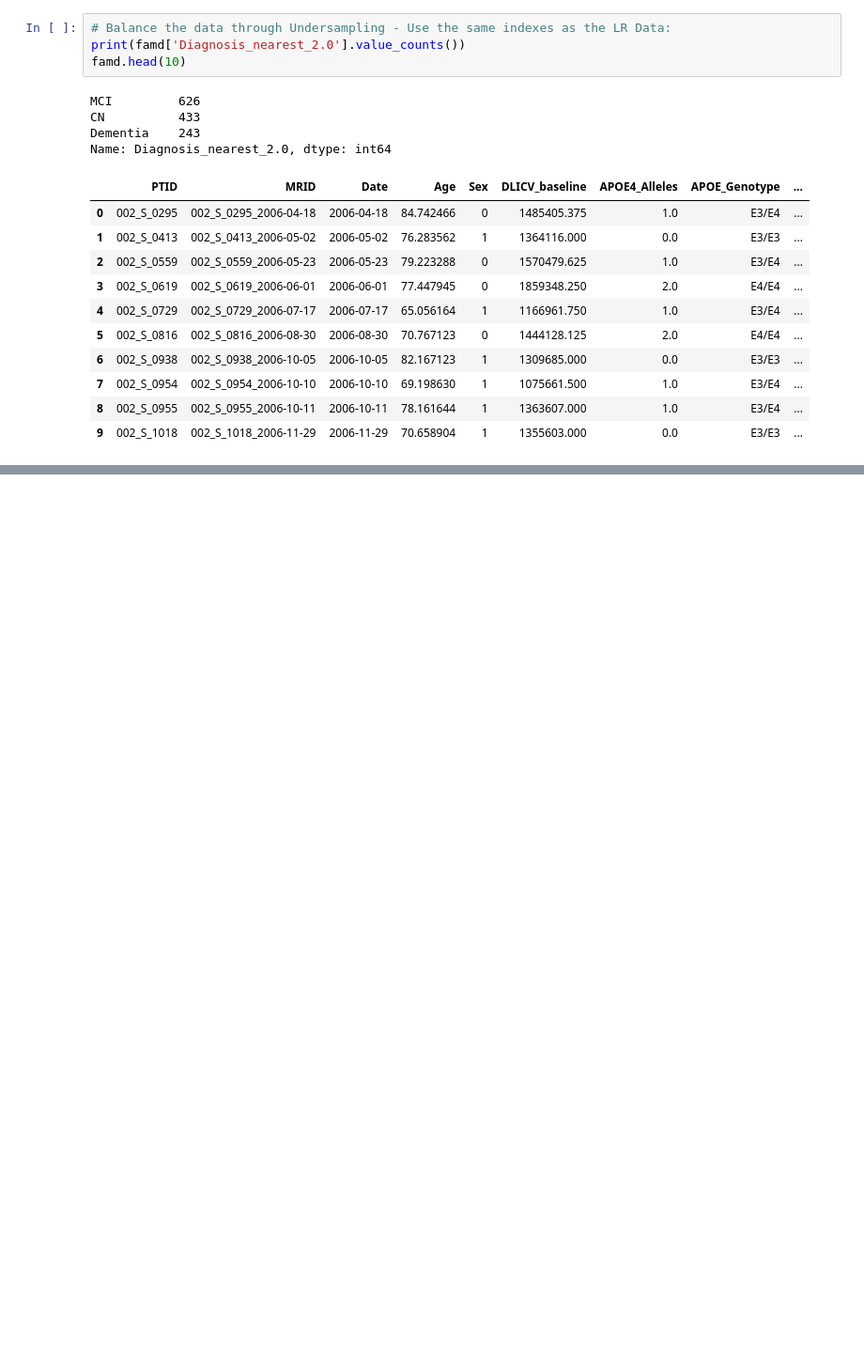
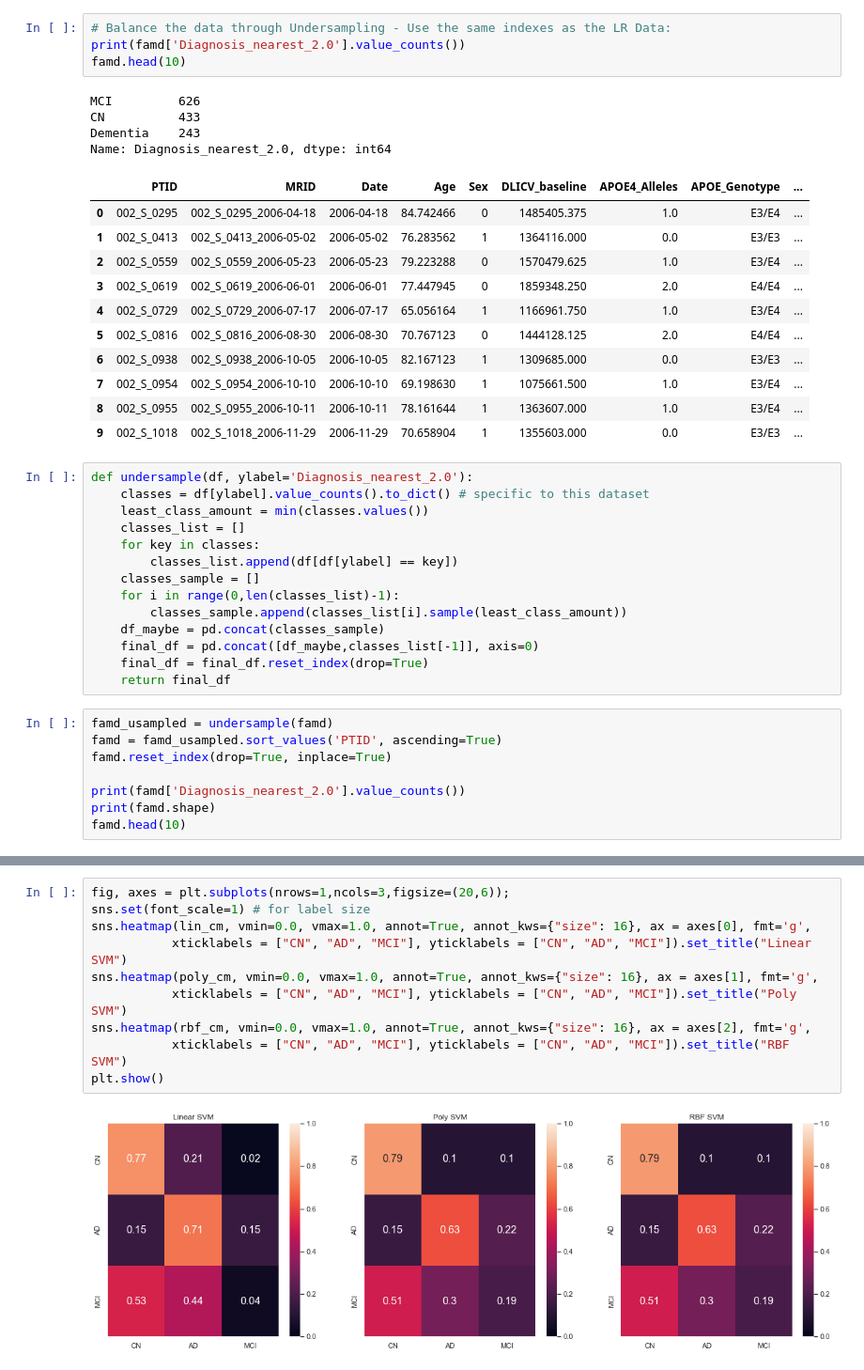
Before and after one commit to georgeaidinis/Dissertation, a Jupyter notebook: DeepCCA Model/ADNI Classification SVM FAMD.ipynb, the cells around one changed output, grey strips where cells are left out. Shown at 94% size. Drawn from its saved outputs; the diff is of its cells as text; blank space fills up the shorter version.

Commit message:
Scaling and Balancing for MCA and FAMD done

```diff
--- a/DeepCCA Model/ADNI Classification SVM FAMD.ipynb
+++ b/DeepCCA Model/ADNI Classification SVM FAMD.ipynb
@@ -224,3 +224,25 @@ Name: Diagnosis_nearest_2.0, dtype: int64
 | 7 | 002_S_0954 | 002_S_0954_2006-10-10 | 2006-10-10 | 69.198630 | 1 | 1075661.500 | 1.0 | E3/E4 | ... |
 | 8 | 002_S_0955 | 002_S_0955_2006-10-11 | 2006-10-11 | 78.161644 | 1 | 1363607.000 | 1.0 | E3/E4 | ... |
 | 9 | 002_S_1018 | 002_S_1018_2006-11-29 | 2006-11-29 | 70.658904 | 1 | 1355603.000 | 0.0 | E3/E3 | ... |
+# %%
+def undersample(df, ylabel='Diagnosis_nearest_2.0'):
+    classes = df[ylabel].value_counts().to_dict() # specific to this dataset
+    least_class_amount = min(classes.values())
+    classes_list = []
+    for key in classes:
+        classes_list.append(df[df[ylabel] == key])
+    classes_sample = []
+    for i in range(0,len(classes_list)-1):
+        classes_sample.append(classes_list[i].sample(least_class_amount))
+    df_maybe = pd.concat(classes_sample)
+    final_df = pd.concat([df_maybe,classes_list[-1]], axis=0)
+    final_df = final_df.reset_index(drop=True)
+    return final_df
+# %%
+famd_usampled = undersample(famd)
+famd = famd_usampled.sort_values('PTID', ascending=True)
+famd.reset_index(drop=True, inplace=True)
+
+print(famd['Diagnosis_nearest_2.0'].value_counts())
+print(famd.shape)
+famd.head(10)
@@ -226,0 +322,12 @@ Name: Diagnosis_nearest_2.0, dtype: int64
+# %%
+fig, axes = plt.subplots(nrows=1,ncols=3,figsize=(20,6));
+sns.set(font_scale=1) # for label size
+sns.heatmap(lin_cm, vmin=0.0, vmax=1.0, annot=True, annot_kws={"size": 16}, ax = axes[0], fmt='g',
+           xticklabels = ["CN", "AD", "MCI"], yticklabels = ["CN", "AD", "MCI"]).set_title("Linear SVM")
+sns.heatmap(poly_cm, vmin=0.0, vmax=1.0, annot=True, annot_kws={"size": 16}, ax = axes[1], fmt='g',
+           xticklabels = ["CN", "AD", "MCI"], yticklabels = ["CN", "AD", "MCI"]).set_title("Poly SVM")
+sns.heatmap(rbf_cm, vmin=0.0, vmax=1.0, annot=True, annot_kws={"size": 16}, ax = axes[2], fmt='g',
+           xticklabels = ["CN", "AD", "MCI"], yticklabels = ["CN", "AD", "MCI"]).set_title("RBF SVM")
+plt.show()
+# %% [output]
+[figure, added]
```
Also changed, not shown: parts of 3 cells of this notebook, 8 other files.
